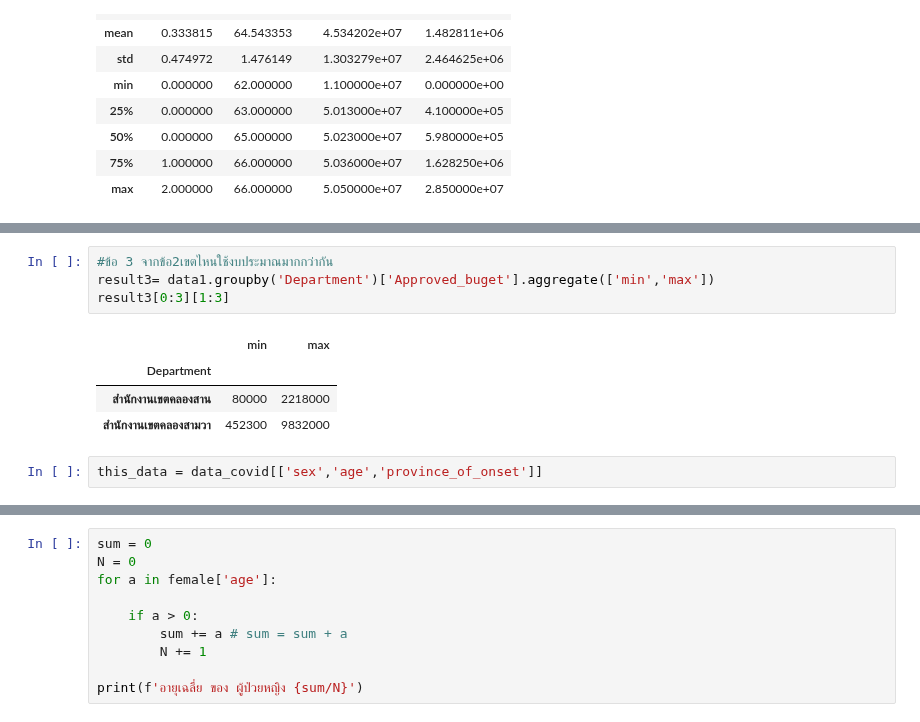
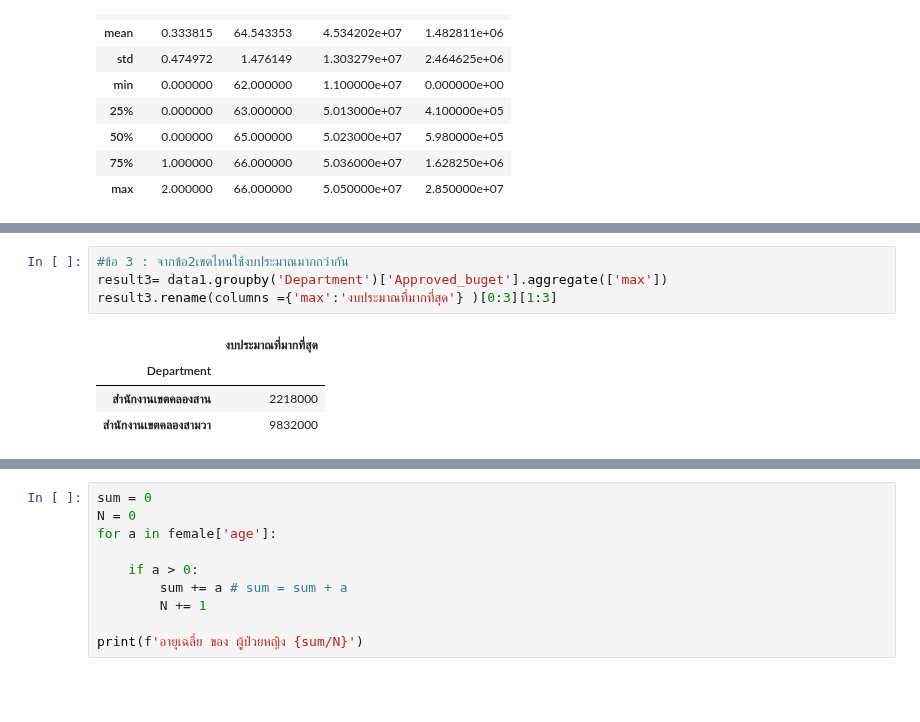
Before and after one commit to Tonry12/python_dataviz2023, a Jupyter notebook: Pandas101.ipynb, the cells around one changed output, grey strips where cells are left out. Saved outputs shown, nothing was run; the diff lists cells and outputs as text; blank space fills up the shorter version.

```diff
--- a/Pandas101.ipynb
+++ b/Pandas101.ipynb
@@ -527,11 +558,9 @@ print(min_c1,max_c1)
 # %%
-#ข้อ 3 จากข้อ2เขตไหนใช้งบประมาณมากกว่ากัน
-result3= data1.groupby('Department')['Approved_buget'].aggregate(['min','max'])
-result3[0:3][1:3]
+#ข้อ 3 : จากข้อ2เขตไหนใช้งบประมาณมากกว่ากัน
+result3= data1.groupby('Department')['Approved_buget'].aggregate(['max'])
+result3.rename(columns ={'max':'งบประมาณที่มากที่สุด'} )[0:3][1:3]
 # %% [output]
-|  | min | max |
-| Department |  |  |
-| สำนักงานเขตคลองสาน | 80000 | 2218000 |
-| สำนักงานเขตคลองสามวา | 452300 | 9832000 |
+|  | งบประมาณที่มากที่สุด |
+| Department |  |
+| สำนักงานเขตคลองสาน | 2218000 |
+| สำนักงานเขตคลองสามวา | 9832000 |
-# %%
-this_data = data_covid[['sex','age','province_of_onset']]
```
Also changed, not shown: parts of 11 cells of this notebook.
